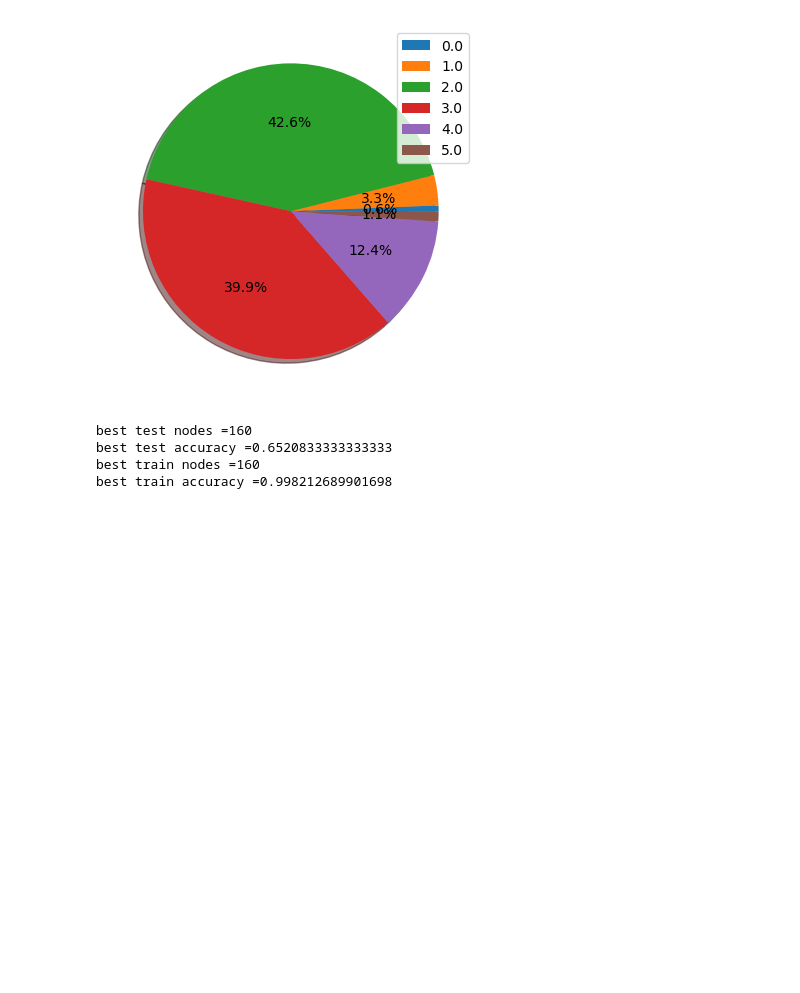
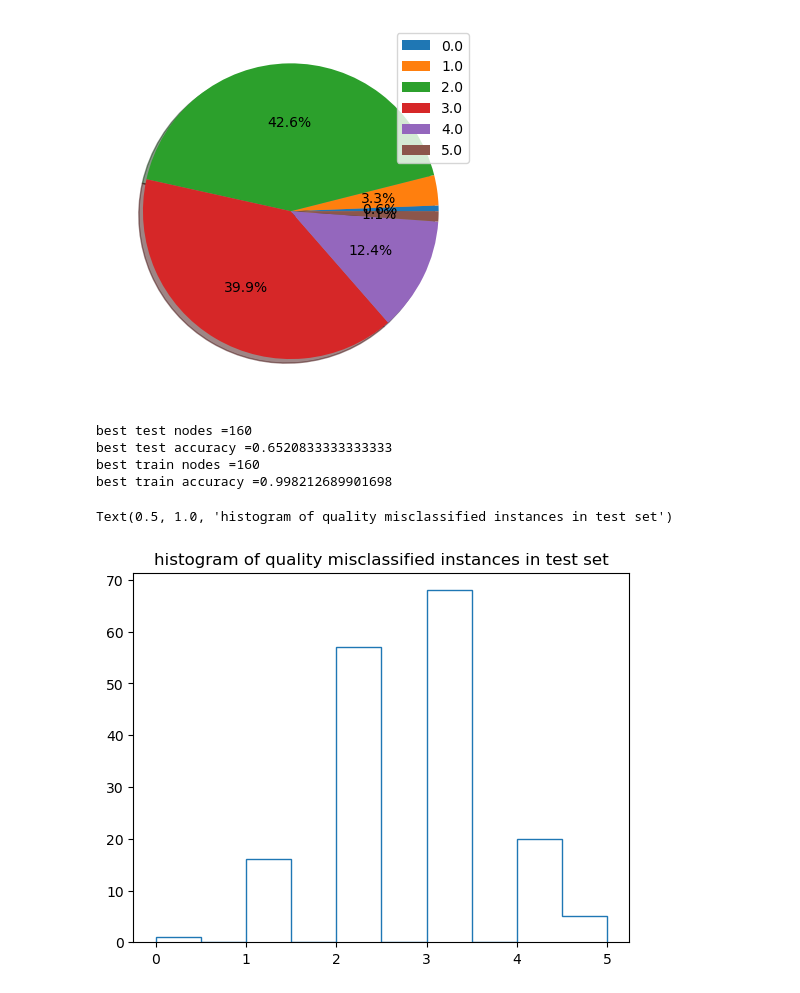
Before and after one commit to 24jukevin/ESE417-Project, a Jupyter notebook: mlpRegress.ipynb, the cells around one changed output. Saved outputs shown, nothing was run; the diff lists cells and outputs as text; code cells hidden in the pictures; blank space fills up the shorter version.

```diff
--- a/mlpRegress.ipynb
+++ b/mlpRegress.ipynb
@@ -74,8 +74,8 @@ for layer in layer_size:
         mlp.fit(X_train, y_train)
 
         # Making predictions on the test and training set
-        y_pred_test = mlp.predict(X_test)
-        y_pred_test = np.around(y_pred_test)
+        y_pred_test_raw = mlp.predict(X_test)
+        y_pred_test = np.around(y_pred_test_raw)
         y_pred_train = mlp.predict(X_train)
         y_pred_train = np.around(y_pred_train)
         # Calculating the accuracy
@@ -98,3 +98,19 @@ best test nodes =160
 best test accuracy =0.6520833333333333
 best train nodes =160
 best train accuracy =0.998212689901698
+# %%
+misclassed_label = []
+misclassed_output = []
+for i in range(len(y_test)):
+    if y_pred_test[i] != y_test[i]:
+        misclassed_label.append(y_test[i])
+        misclassed_output.append(y_pred_test_raw[i])
+misclassed_label = np.array(misclassed_label)
+misclassed_output = np.array(misclassed_output)
+# %%
+counts, bins = np.histogram(misclassed_label)
+plt.stairs(counts, bins)
+plt.title('histogram of quality misclassified instances in test set')
+# %% [output]
+Text(0.5, 1.0, 'histogram of quality misclassified instances in test set')
+[figure, added]
```
Also changed, not shown: parts of 1 cell of this notebook.
